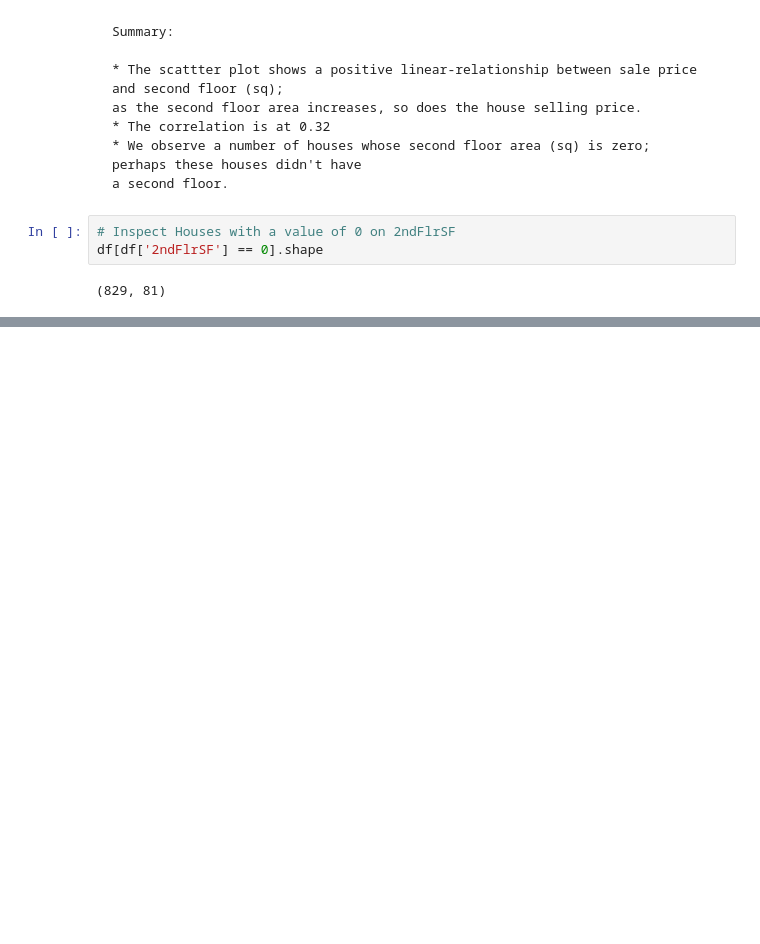
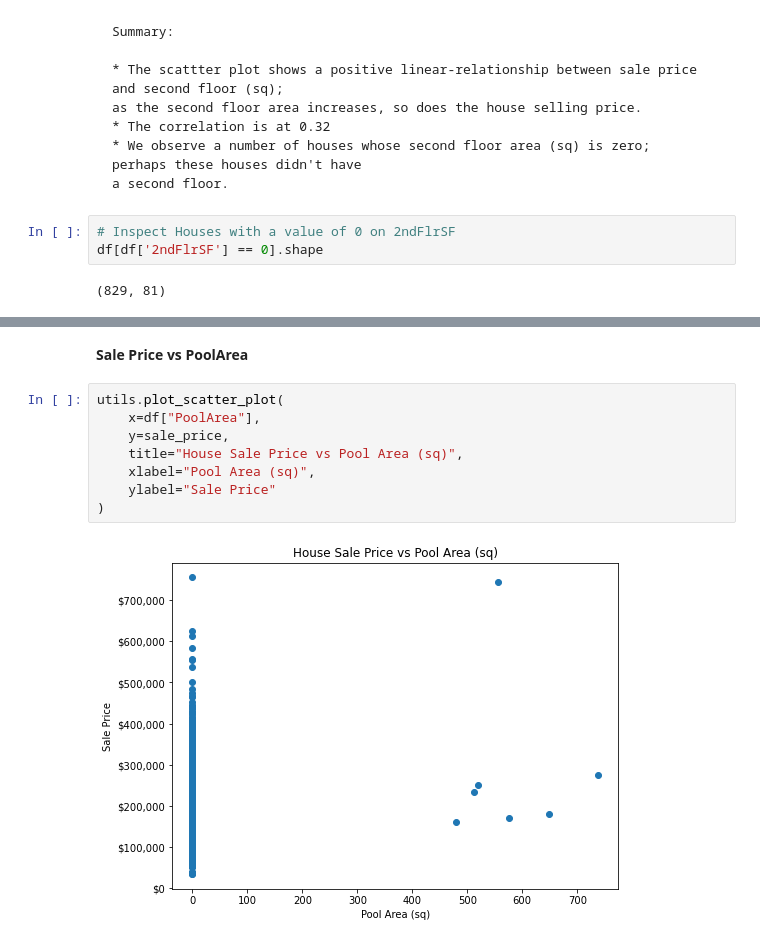
Before and after one commit to Masupa/KaggleLearning, a Jupyter notebook: HousePrices/eda.ipynb, the cells around one changed output, grey strips where cells are left out. Drawn from its saved outputs; the diff is of its cells as text; blank space fills up the shorter version.

```diff
--- a/HousePrices/eda.ipynb
+++ b/HousePrices/eda.ipynb
@@ -274,0 +332,12 @@ df[df['2ndFlrSF'] == 0].shape
+# %% [markdown]
+**Sale Price vs PoolArea**
+# %%
+utils.plot_scatter_plot(
+    x=df["PoolArea"],
+    y=sale_price,
+    title="House Sale Price vs Pool Area (sq)",
+    xlabel="Pool Area (sq)",
+    ylabel="Sale Price"
+)
+# %% [output]
+[figure, added]
```
Also changed, not shown: parts of 42 cells of this notebook.
